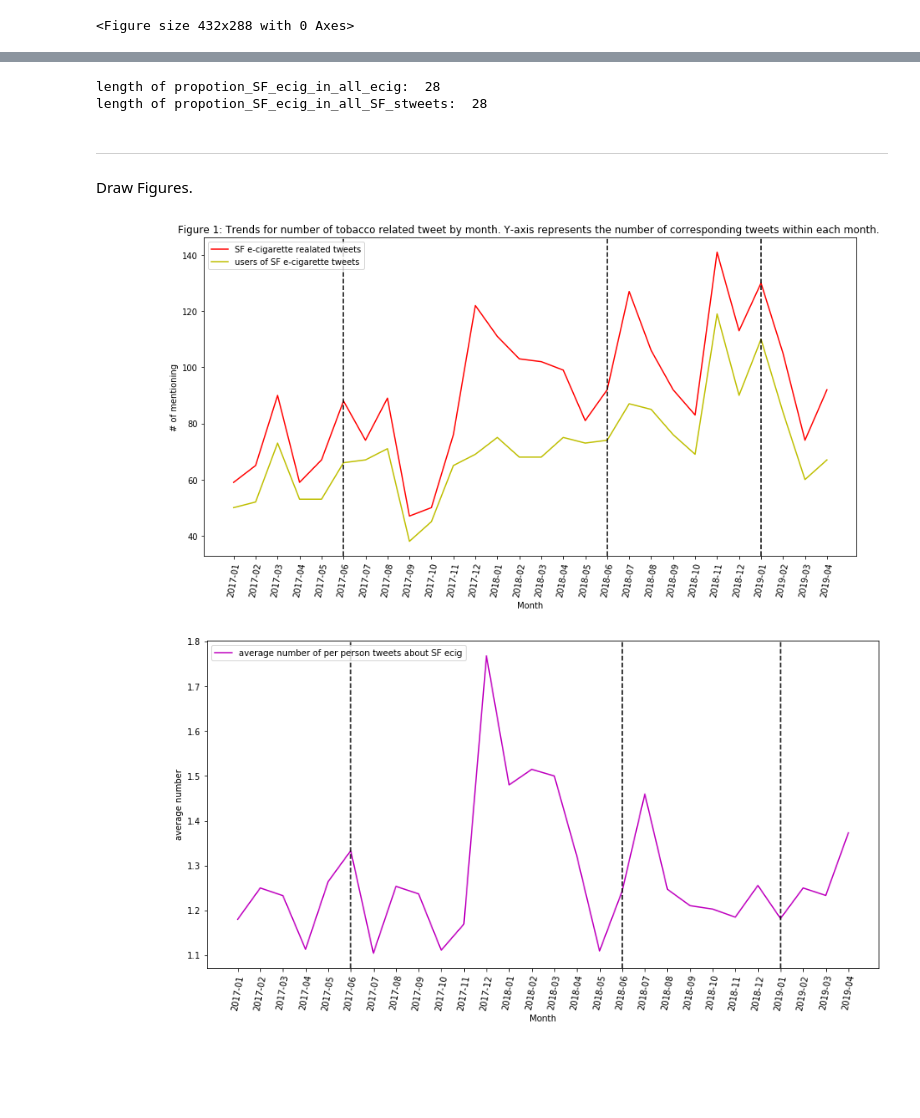
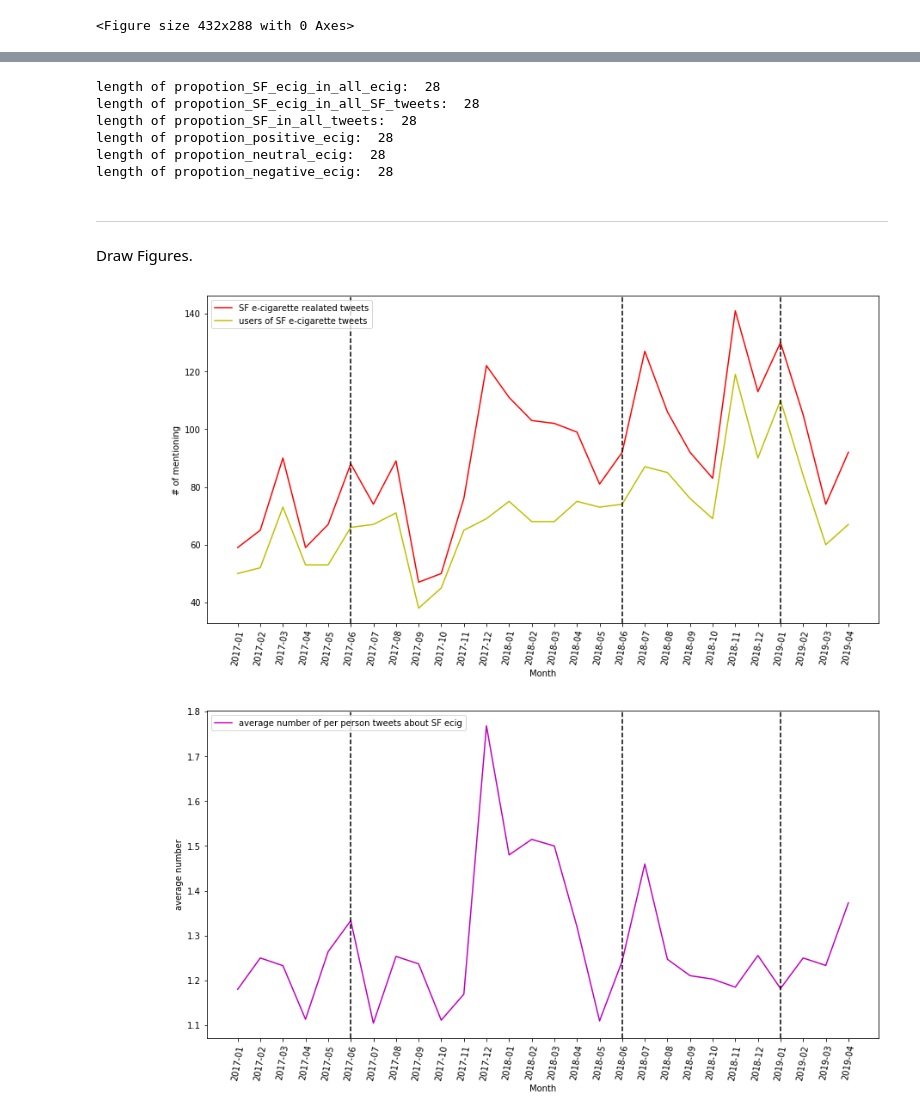
Before and after one commit to meettyj/Tobacco-on-Twitter, a Jupyter notebook: Analysis/figure_with_data.ipynb, the cells around one changed output, grey strips where cells are left out. Cells and saved outputs as stored; diff of their text form; code cells hidden in the pictures; blank space fills up the shorter version.

Commit message:
update for sentiment analysis

```diff
--- a/Analysis/figure_with_data.ipynb
+++ b/Analysis/figure_with_data.ipynb
@@ -95,8 +142,11 @@ length of average_num_per_person_tweets_SF_ecig:  28
 # %%
 # Propotion
 propotion_SF_ecig_in_all_ecig = []
-propotion_SF_ecig_in_all_SF_stweets = []
-
+propotion_SF_ecig_in_all_SF_tweets = []
+propotion_SF_in_all_tweets = []
+propotion_positive_ecig = []
+propotion_neutral_ecig = []
+propotion_negative_ecig = []
 
 # propotion of SF e-cig tweets in all e-cig tweets.
 for i in range(28):
@@ -106,17 +156,39 @@ print('length of propotion_SF_ecig_in_all_ecig: ', len(propotion_SF_ecig_in_all_
 
 # propotion of SF e-cig tweets in all SF tweets.
 for i in range(28):
-    propotion_SF_ecig_in_all_SF_stweets.append((SF_allECigarette_total[i]/allSF_total[i])*100)
-print('length of propotion_SF_ecig_in_all_SF_stweets: ', len(propotion_SF_ecig_in_all_SF_stweets))
+    propotion_SF_ecig_in_all_SF_tweets.append((SF_allECigarette_total[i]/allSF_total[i])*100)
+print('length of propotion_SF_ecig_in_all_SF_tweets: ', len(propotion_SF_ecig_in_all_SF_tweets))
+
+
+# propotion of SF tweets in total tweets.
+for i in range(28):
+    propotion_SF_in_all_tweets.append((allSF_total[i]/allTweets_total[i])*100)
+print('length of propotion_SF_in_all_tweets: ', len(propotion_SF_in_all_tweets))
+
+
+# ---------------------- Sentiment analysis by vader ----------------------
+for i in range(28):
+    propotion_positive_ecig.append((vader_positive_total[i]/SF_allECigarette_total[i])*100)
+print('length of propotion_positive_ecig: ', len(propotion_positive_ecig))
+
+for i in range(28):
+    propotion_neutral_ecig.append((vader_neutral_total[i]/SF_allECigarette_total[i])*100)
+print('length of propotion_neutral_ecig: ', len(propotion_neutral_ecig))
+
+for i in range(28):
+    propotion_negative_ecig.append((vader_negative_total[i]/SF_allECigarette_total[i])*100)
+print('length of propotion_negative_ecig: ', len(propotion_negative_ecig))
 # %% [output]
 length of propotion_SF_ecig_in_all_ecig:  28
-length of propotion_SF_ecig_in_all_SF_stweets:  28
+length of propotion_SF_ecig_in_all_SF_tweets:  28
+length of propotion_SF_in_all_tweets:  28
+length of propotion_positive_ecig:  28
+length of propotion_neutral_ecig:  28
+length of propotion_negative_ecig:  28
 # %% [markdown]
 ---------------------------------
 Draw Figures.
 # %%
-
-# First figure
 x1 = np.linspace(1, 12, 12)
 x2 = np.tile(x1, 2)
 x3 = np.linspace(1, 6, 6)
@@ -134,35 +206,35 @@ plt.figure(figsize=(14,7))
 
 # print(x)
 itemNum = len(x)
 # print(itemNum)
 
 
 # plt.subplot(2, 1, 1)
 # plt.plot(x, np.ones(itemNum)/2, 'r-', label='tobacco related')
 plt.plot(x, SF_allECigarette_total, 'r-', label='SF e-cigarette realated tweets')
 # plt.plot(x, np.ones(itemNum)/3, 'b-', label='other tobacco')
 plt.plot(x, users_SF_ecig_total, 'y-', label='users of SF e-cigarette tweets')
 # plt.plot(x, average_num_per_persion_tweets_SF_ecig, 'm-', label='not first person')
 plt.legend()
 # plt.vlines(6, 0, 1, colors = "black", linestyles = "dashed")
 plt.axvline(5, hold=None,color='black',linestyle="--")
 plt.annotate(s = 'Proposal', xy=(4,0.1))
 plt.axvline(17, hold=None,color='black',linestyle="--")
 plt.annotate(s = 'Approved', xy=(16,0.1))
 plt.axvline(24, hold=None,color='black',linestyle="--")
 plt.annotate(s = 'Enforcement ', xy=(23,0.1))
 
 
 
 
 plt.xticks(rotation=80)
 plt.xlabel('Month')
 plt.ylabel('# of mentioning')
-plt.title('Figure 1: Trends for number of tobacco related tweet by month. Y-axis represents the number of corresponding tweets within each month. ')
+# plt.title('Figure 1: Trends for number of tobacco related tweet by month. Y-axis represents the number of corresponding tweets within each month. ')
 # plt.figure(figsize=(40,1))
 plt.show()
 # %% [output]
-[figure, old version]
+[figure, new version]
 # %%
 x1 = np.linspace(1, 12, 12)
 x2 = np.tile(x1, 2)
```
Also changed, not shown: parts of 10 cells of this notebook, 1 other file.
